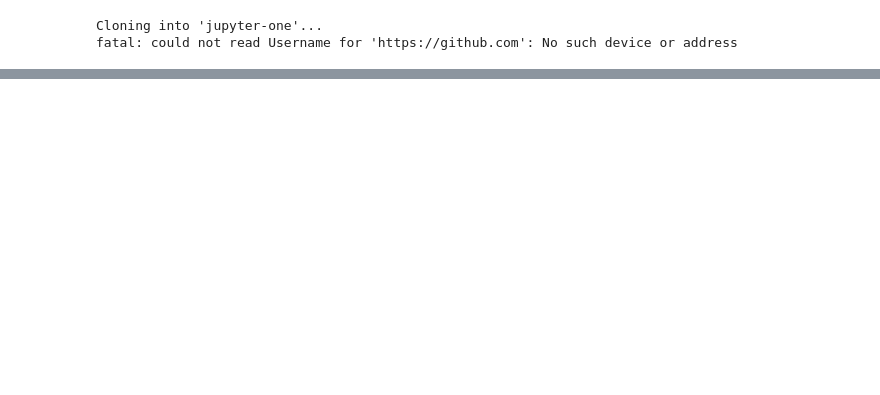
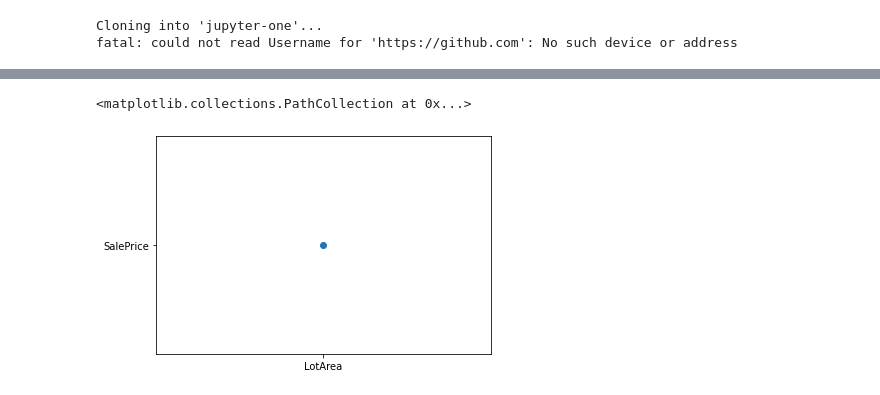
Before and after one commit to frag30041997/jupyter-one, a Jupyter notebook: ExDataVis.ipynb, the cells around one changed output, grey strips where cells are left out. Saved outputs shown, nothing was run; the diff lists cells and outputs as text; code cells hidden in the pictures; blank space fills up the shorter version.

```diff
--- a/ExDataVis.ipynb
+++ b/ExDataVis.ipynb
@@ -11,0 +47,5 @@ import numpy as np, seaborn as sns, pandas as pd
+# %%
+plt.scatter(x='LotArea', y='SalePrice')
+# %% [output]
+<matplotlib.collections.PathCollection at 0x...>
+[figure, added]
```
Also changed, not shown: parts of 11 cells of this notebook.
